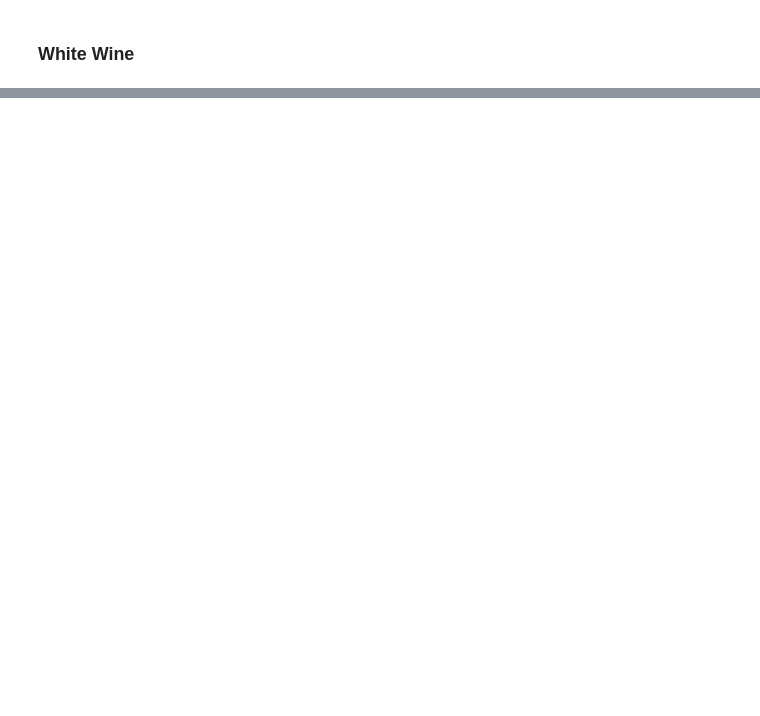
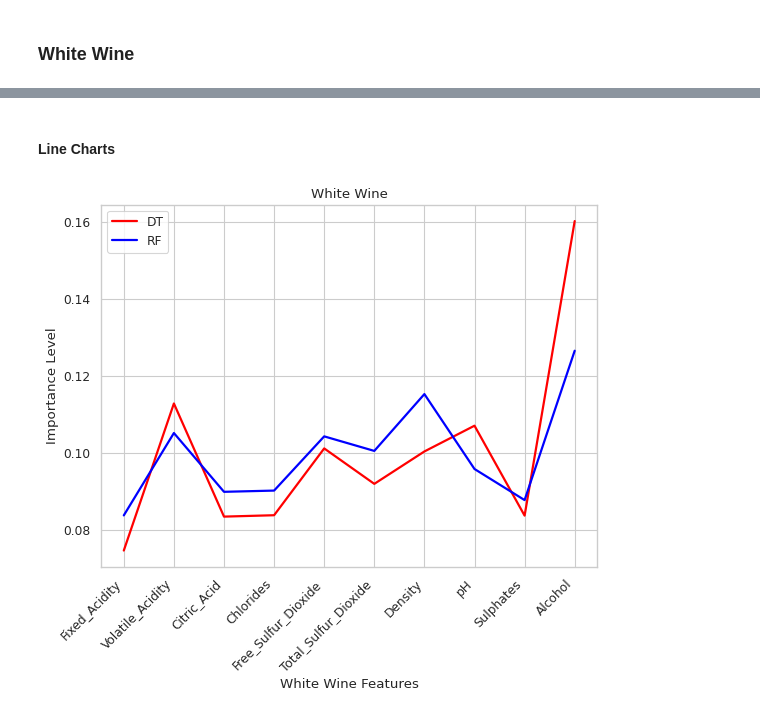
Before and after one commit to timc823/IST347, a Jupyter notebook: Project/Project.ipynb, the cells around one changed output, grey strips where cells are left out. Cells and saved outputs as stored; diff of their text form; code cells hidden in the pictures; blank space fills up the shorter version.

```diff
--- a/Project/Project.ipynb
+++ b/Project/Project.ipynb
@@ -785,0 +797,15 @@ barplot(white_X.columns, white_rf_imp,45, 'White Wine Random Forest Freature Imp
+# %% [markdown]
+#### Line Charts
+# %%
+# White Wine Line Charts
+plt.figure(figsize=(8, 6), dpi=80)
+plt.plot( white_X.columns, white_dt_imp, marker='', color='red', linewidth=2)
+plt.plot( white_X.columns, white_rf_imp, marker='', color='blue', linewidth=2)
+plt.xticks(rotation = 45,horizontalalignment="right")
+plt.title('White Wine')
+plt.xlabel('White Wine Features')
+plt.ylabel('Importance Level')
+plt.legend(['DT', 'RF'])
+plt.show()
+# %% [output]
+[figure, added]
```
Also changed, not shown: parts of 17 cells of this notebook.
